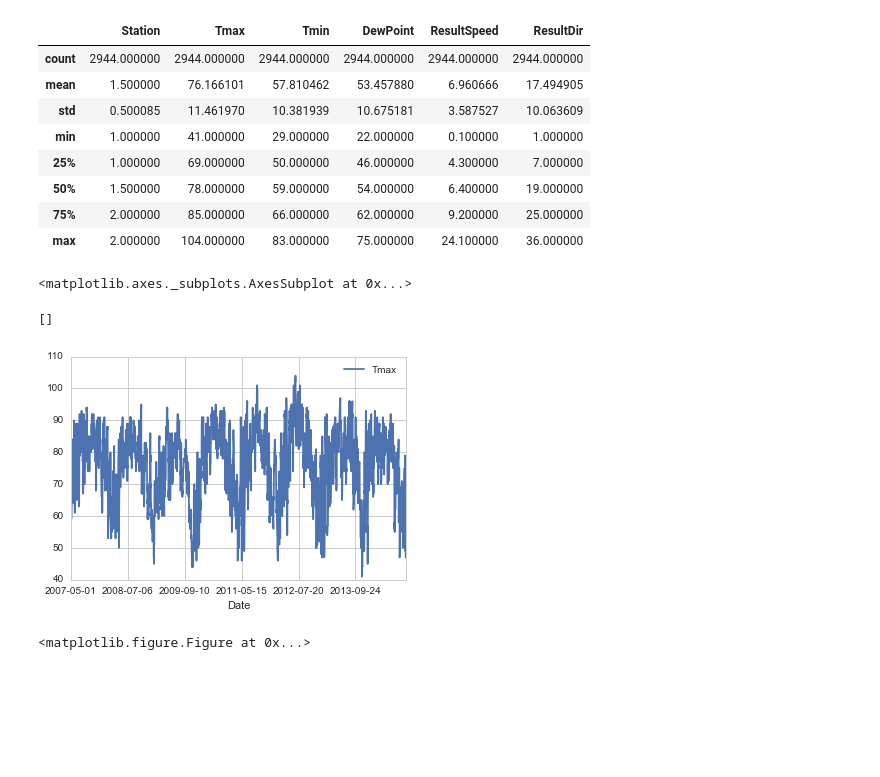
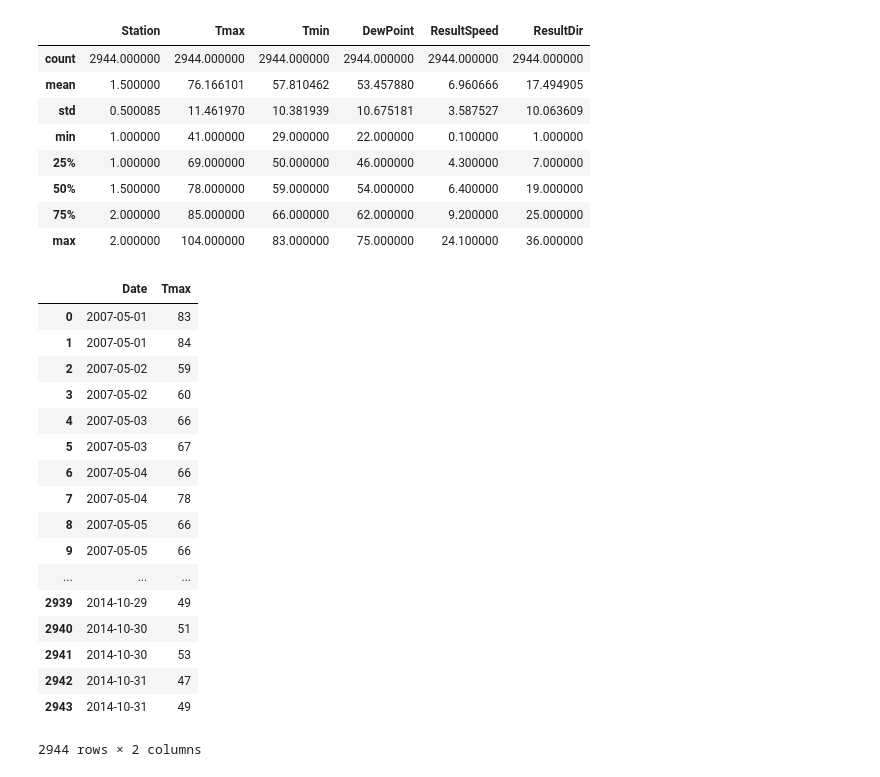
Before and after one commit to rhsu0268/West-Nile-Virus, a Jupyter notebook: Exploratory-Data-Analysis.ipynb, the cells around one changed output. Saved outputs shown, nothing was run; the diff lists cells and outputs as text; code cells hidden in the pictures; blank space fills up the shorter version.

```diff
--- a/Exploratory-Data-Analysis.ipynb
+++ b/Exploratory-Data-Analysis.ipynb
@@ -93,15 +93,25 @@ df.describe()
 | 50% | 1.500000 | 78.000000 | 59.000000 | 54.000000 | 6.400000 | 19.000000 |
 | 75% | 2.000000 | 85.000000 | 66.000000 | 62.000000 | 9.200000 | 25.000000 |
 | max | 2.000000 | 104.000000 | 83.000000 | 75.000000 | 24.100000 | 36.000000 |
-# %%
-df.plot.line(x='Date', y='Tmax')
-# %% [output]
-<matplotlib.axes._subplots.AxesSubplot at 0x...>
-# %%
-data = df.plot.line(x='Date', y='Tmax')
-fig = plt.figure()
-data.plot(kind='scatter')
-# %% [output]
-[]
-[figure, removed]
-<matplotlib.figure.Figure at 0x...>
+# %%
+data = pd.DataFrame(df, columns = ['Date', 'Tmax'])
+data
+# %% [output]
+|  | Date | Tmax |
+| 0 | 2007-05-01 | 83 |
+| 1 | 2007-05-01 | 84 |
+| 2 | 2007-05-02 | 59 |
+| 3 | 2007-05-02 | 60 |
+| 4 | 2007-05-03 | 66 |
+| 5 | 2007-05-03 | 67 |
+| 6 | 2007-05-04 | 66 |
+| 7 | 2007-05-04 | 78 |
+| 8 | 2007-05-05 | 66 |
+| 9 | 2007-05-05 | 66 |
+| ... | ... | ... |
+| 2939 | 2014-10-29 | 49 |
+| 2940 | 2014-10-30 | 51 |
+| 2941 | 2014-10-30 | 53 |
+| 2942 | 2014-10-31 | 47 |
+| 2943 | 2014-10-31 | 49 |
+2944 rows × 2 columns
```
Also changed, not shown: parts of 3 cells of this notebook.
